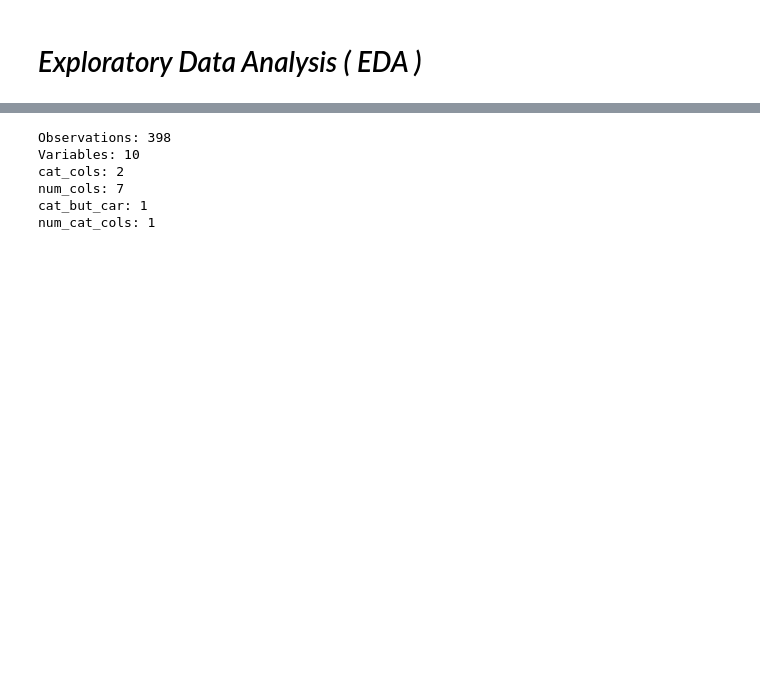
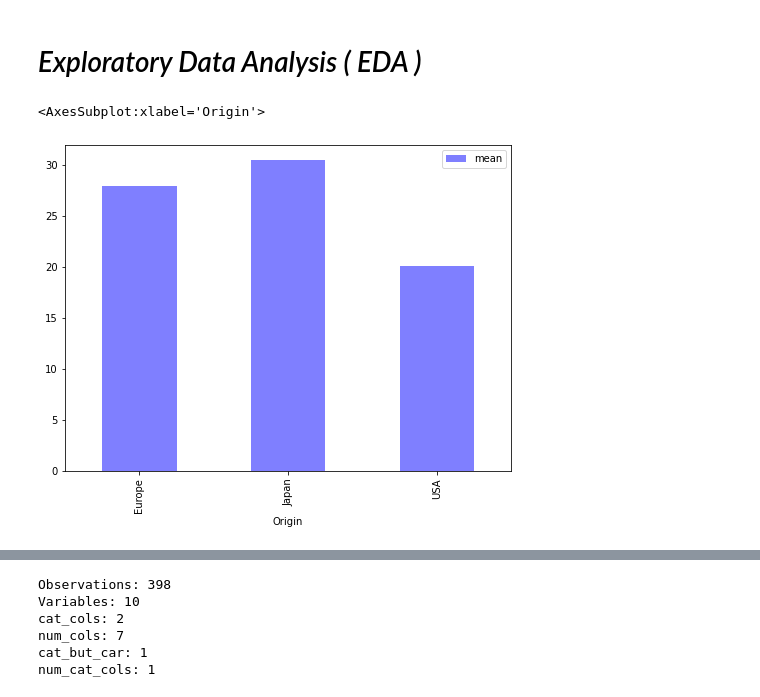
Before and after one commit to sevimonline/AutoMPG, a Jupyter notebook: AutoMPG/autompg_new.ipynb, the cells around one changed output, grey strips where cells are left out. Saved outputs shown, nothing was run; the diff lists cells and outputs as text; code cells hidden in the pictures; blank space fills up the shorter version.

```diff
--- a/AutoMPG/autompg_new.ipynb
+++ b/AutoMPG/autompg_new.ipynb
@@ -105,3 +105,10 @@ Text(0.5, 1.0, 'Car Data Missing Values Map')
 [figure]
 # %% [markdown]
 # *Exploratory Data Analysis ( EDA )*
+# %%
+grouped = df.groupby("Origin")["Mpg"].agg(["mean"])
+# %%
+grouped.plot(kind='bar', figsize=(8, 6), color='blue', alpha=0.5)
+# %% [output]
+<AxesSubplot:xlabel='Origin'>
+[figure, added]
```
Also changed, not shown: parts of 4 cells of this notebook.
